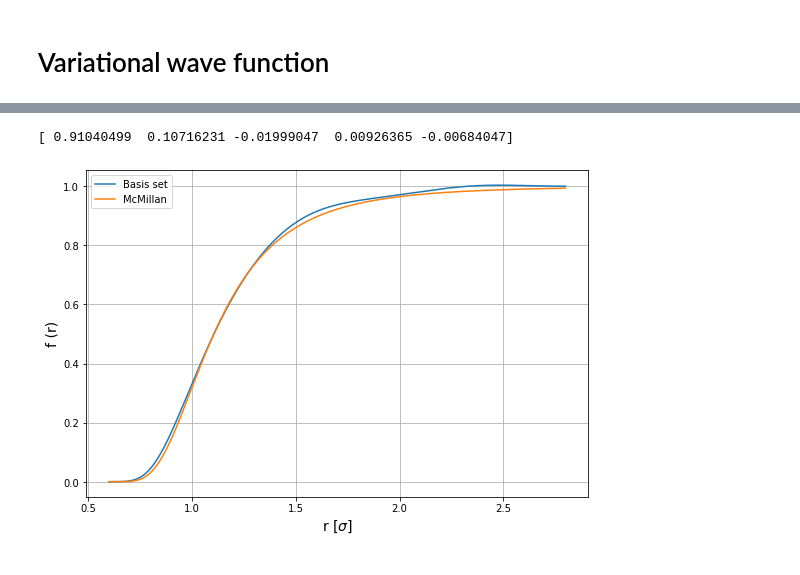
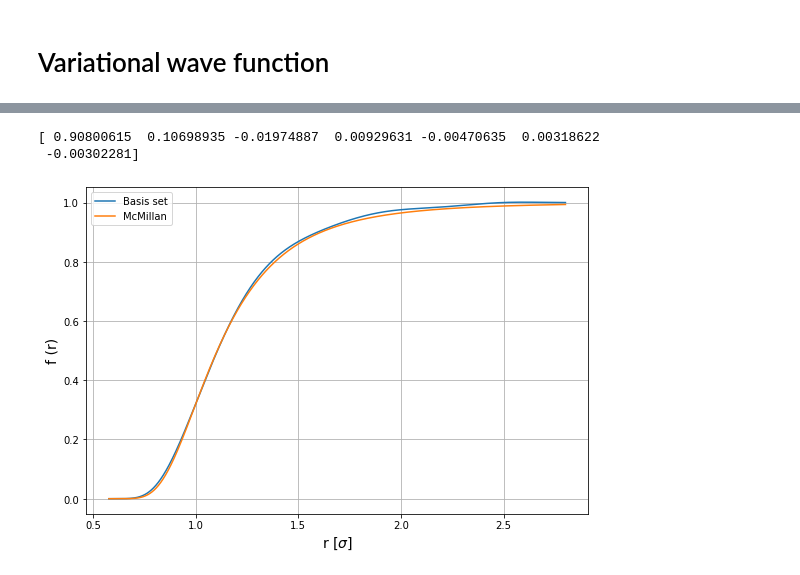
Before and after one commit to muuusso/advanced-computational-physics, a Jupyter notebook: exam/linear.ipynb, the cells around one changed output, grey strips where cells are left out. Cells and saved outputs as stored; diff of their text form; code cells hidden in the pictures.

```diff
--- a/exam/linear.ipynb
+++ b/exam/linear.ipynb
@@ -18,7 +18,7 @@ np.random.seed(0)
 # %%
 N = 64
 
-rho0 = 21.86e-3 * sigma**3
+rho0 = 21.8e-3 * sigma**3
 L = (N / (rho0))**(1/3)
 
 fn, rgrid = build_fn(L)
@@ -65,3 +66,17 @@ f3_second = njit(lambda r: np.interp(r, rgrid, fn_second[3]), fastmath=True)
 f4 = njit(lambda r: np.interp(r, rgrid, fn[4]), fastmath=True)
 f4_prime  = njit(lambda r: np.interp(r, rgrid, fn_prime[4]), fastmath=True)
 f4_second = njit(lambda r: np.interp(r, rgrid, fn_second[4]), fastmath=True)
+
+f5 = njit(lambda r: np.interp(r, rgrid, fn[5]), fastmath=True)
+f5_prime  = njit(lambda r: np.interp(r, rgrid, fn_prime[5]), fastmath=True)
+f5_second = njit(lambda r: np.interp(r, rgrid, fn_second[5]), fastmath=True)
+
+f6 = njit(lambda r: np.interp(r, rgrid, fn[6]), fastmath=True)
+f6_prime  = njit(lambda r: np.interp(r, rgrid, fn_prime[6]), fastmath=True)
+f6_second = njit(lambda r: np.interp(r, rgrid, fn_second[6]), fastmath=True)
+
+for i in range(7):
+    plt.plot(rgrid, eval(f'f{i}(rgrid)'), label=f'$f_{i}$')
+
+plt.legend()
+plt.grid()
@@ -119,19 +85,22 @@ plt.grid()
 # %%
 # starting values of cn: fit f on McMillan function
-f_fit = lambda r, c0, c1, c2, c3, c4: c0*f0(r) + c1*f1(r) + c2*f2(r) + c3*f3(r) + c4*f4(r)
+def f_fit(r, c0, c1, c2, c3, c4, c5, c6):
+    return c0*f0(r) + c1*f1(r) + c2*f2(r) + c3*f3(r) + c4*f4(r) + c5*f5(r) + c6*f6(r)
+
 McMillan = np.exp(- 0.5 * (1.18**5 / rgrid**5))
 cn, pcov = curve_fit(f_fit, rgrid, McMillan)
 
 cn = cn / np.sum(cn)
 
 print(cn)
 
-plt.plot(rgrid, f(rgrid, cn),  label='Basis set')
+plt.plot(rgrid, f_fit(rgrid, *cn),  label='Basis set')
 plt.plot(rgrid, np.exp(- 0.5 * (1.18**5 / rgrid**5)), label='McMillan')
 plt.xlabel('r [$\\sigma$]', fontsize=14)
 plt.ylabel('f (r)', fontsize=14)
 plt.legend()
 plt.grid()
 # %% [output]
-[ 0.91040499  0.10716231 -0.01999047  0.00926365 -0.00684047]
+[ 0.90800615  0.10698935 -0.01974887  0.00929631 -0.00470635  0.00318622
+ -0.00302281]
-[figure, old version]
+[figure, new version]
```
Also changed, not shown: parts of 30 cells of this notebook, 1 other file.
